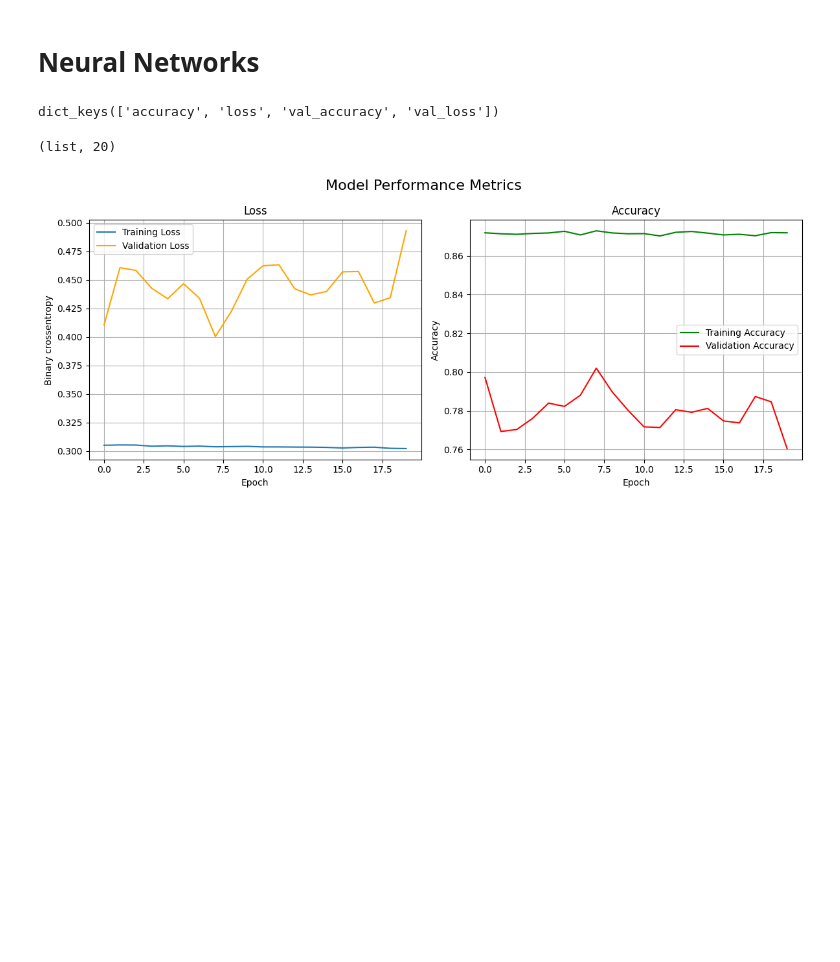
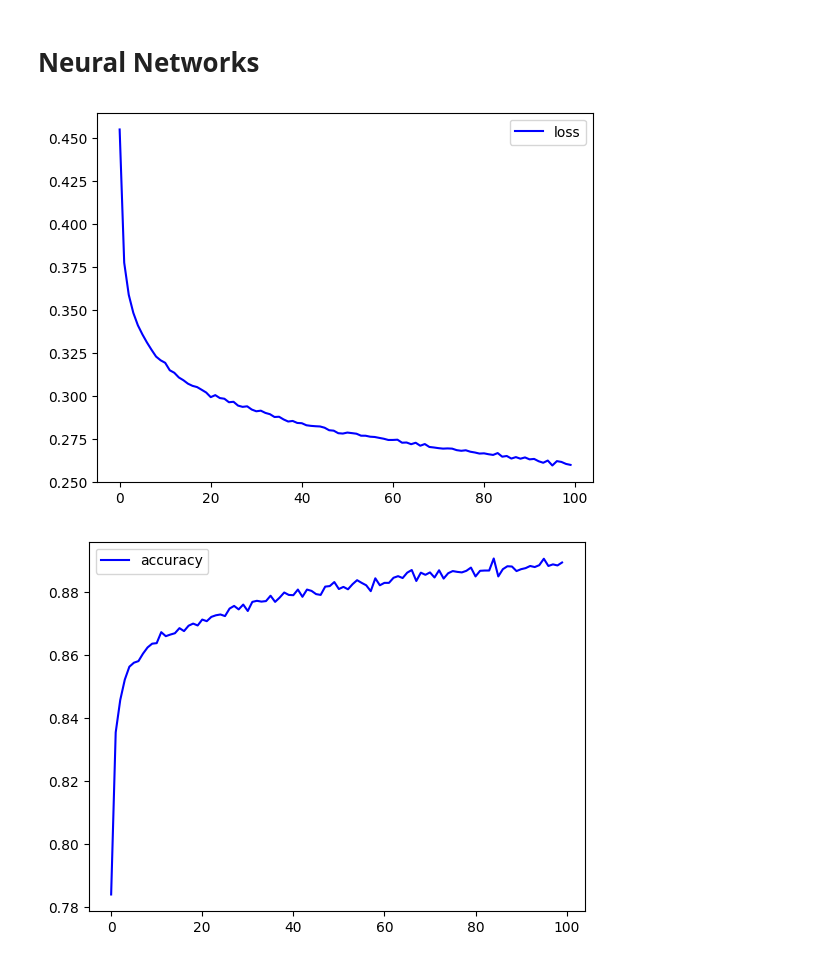
Before and after one commit to k26rahul/ml-april-25, a Jupyter notebook: fcc-MAGIC/MAGIC.ipynb, the cells around one changed output. Drawn from its saved outputs; the diff is of its cells as text; code cells hidden in the pictures; blank space fills up the shorter version.

```diff
--- a/fcc-MAGIC/MAGIC.ipynb
+++ b/fcc-MAGIC/MAGIC.ipynb
@@ -182,39 +210,0 @@ nn_model.compile(optimizer=Adam(0.001), loss='binary_crossentropy',
-# %%
-history = nn_model.fit(train_X, train_y, epochs=20, batch_size=32, validation_split=.2, verbose=False)
-# %%
-history.history.keys()
-type(history.history['accuracy']), len(history.history['accuracy'])
-# %% [output]
-dict_keys(['accuracy', 'loss', 'val_accuracy', 'val_loss'])
-(list, 20)
-# %%
-def plot_history(history):
-  # Create a 1x2 grid of subplots
-  fig, (ax1, ax2) = plt.subplots(1, 2, figsize=(12, 5))
-  fig.suptitle('Model Performance Metrics', fontsize=16)
-
-  # Plot training & validation loss on ax1
-  ax1.plot(history.history['loss'], label='Training Loss')
-  ax1.plot(history.history['val_loss'], label='Validation Loss', color='orange')
-  ax1.set_xlabel('Epoch')
-  ax1.set_ylabel('Binary crossentropy')
-  ax1.set_title('Loss')
-  ax1.legend()
-  ax1.grid(True)
-
-  # Plot training & validation accuracy on ax2
-  ax2.plot(history.history['accuracy'], label='Training Accuracy', color='green')
-  ax2.plot(history.history['val_accuracy'], label='Validation Accuracy', color='red')
-  ax2.set_xlabel('Epoch')
-  ax2.set_ylabel('Accuracy')
-  ax2.set_title('Accuracy')
-  ax2.legend()
-  ax2.grid(True)
-
-  # Adjust layout to prevent overlapping titles/labels
-  plt.tight_layout()
-
-
-plot_history(history)
-# %% [output]
-[figure, removed]
@@ -220,0 +216,29 @@ plot_history(history)
+# %%
+def plot_history(history):
+  plt.plot(history.history['loss'], color='b', label='loss')
+  # plt.plot(history.history['val_loss'], color='r')
+  plt.legend()
+  plt.show()
+
+  plt.plot(history.history['accuracy'], color='b', label='accuracy')
+  # plt.plot(history.history['val_accuracy'], color='r')
+  plt.legend()
+  plt.show()
+# %%
+nn_model = Sequential([
+    Input((10,)),
+    Dense(32, activation='relu'),
+    Dense(32, activation='relu'),
+    Dense(1, activation='sigmoid')
+])
+
+nn_model.compile(Adam(0.001), loss='binary_crossentropy', metrics=['accuracy'])
+# %%
+history = nn_model.fit(
+    train_X, train_y, epochs=100, batch_size=32, validation_split=0.2, verbose=False
+)
+
+plot_history(history)
+# %% [output]
+[figure, added]
+[figure, added]
```
Also changed, not shown: parts of 11 cells of this notebook, 4 other files.
